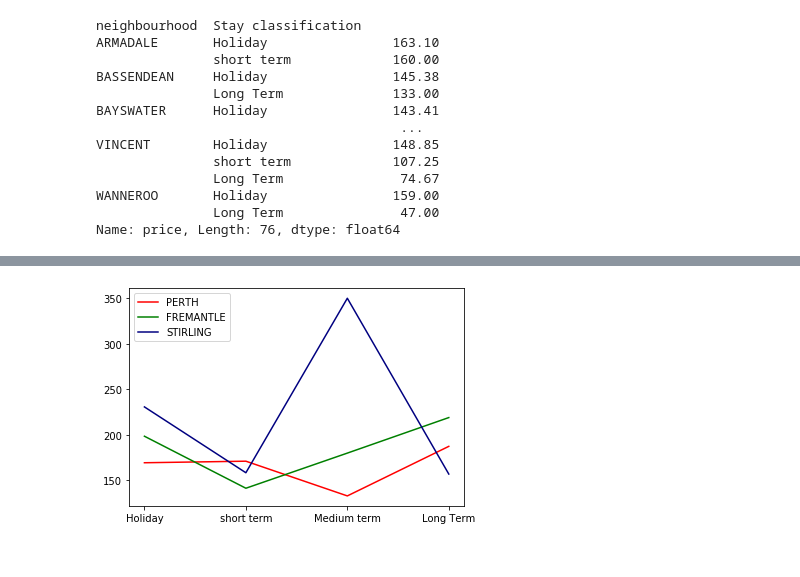
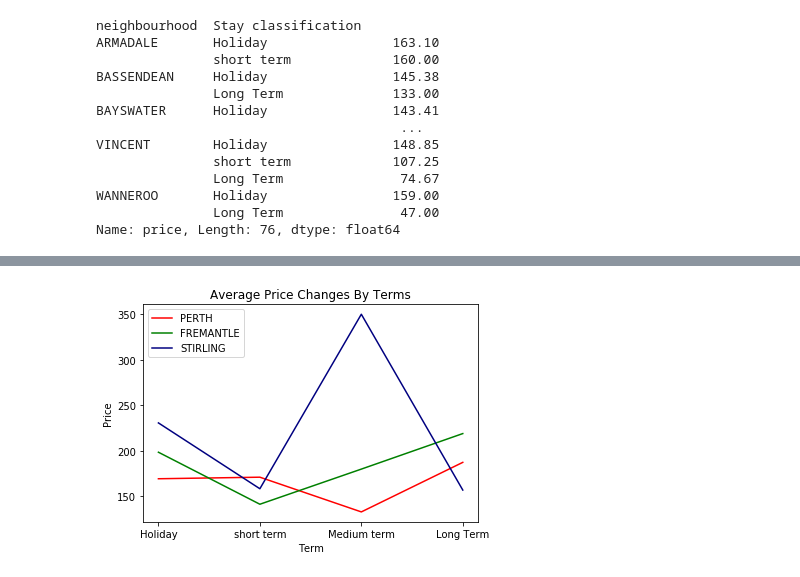
Before and after one commit to LynHJ/GmapsVisualization-Airbnb, a Jupyter notebook: ProjectAirbnb.ipynb, the cells around one changed output, grey strips where cells are left out. Cells and saved outputs as stored; diff of their text form; code cells hidden in the pictures.

```diff
--- a/ProjectAirbnb.ipynb
+++ b/ProjectAirbnb.ipynb
@@ -349,18 +352,23 @@ VINCENT                Holiday                 103.69
 WANNEROO               Holiday                 116.45
 Name: price, dtype: float64
 # %%
+#average price between short, medium and long-term stays
+
 ResetIndex=avg_price_entire_apt.reset_index()
 PERTH=ResetIndex.loc[ResetIndex['neighbourhood']=='PERTH']
 FREMANTLE=ResetIndex.loc[ResetIndex['neighbourhood']=='FREMANTLE']
 STIRLING=ResetIndex.loc[ResetIndex['neighbourhood']=='STIRLING']
 label=['PERTH','FREMANTLE','STIRLING']
 
 
 
 plt.plot(PERTH['Stay classification'],PERTH['price'],color='red')
 plt.plot(FREMANTLE['Stay classification'],FREMANTLE['price'],color='green')
 plt.plot(STIRLING['Stay classification'],STIRLING['price'],color='navy')
-
+plt.title('Average Price Changes By Terms')
+plt.xlabel('Term')
+plt.ylabel('Price')
 plt.legend(label);
+plt.savefig('OutputData/result4.png')
 # %% [output]
-[figure, old version]
+[figure, new version]
```
Also changed, not shown: parts of 7 cells of this notebook, 6 other files.
